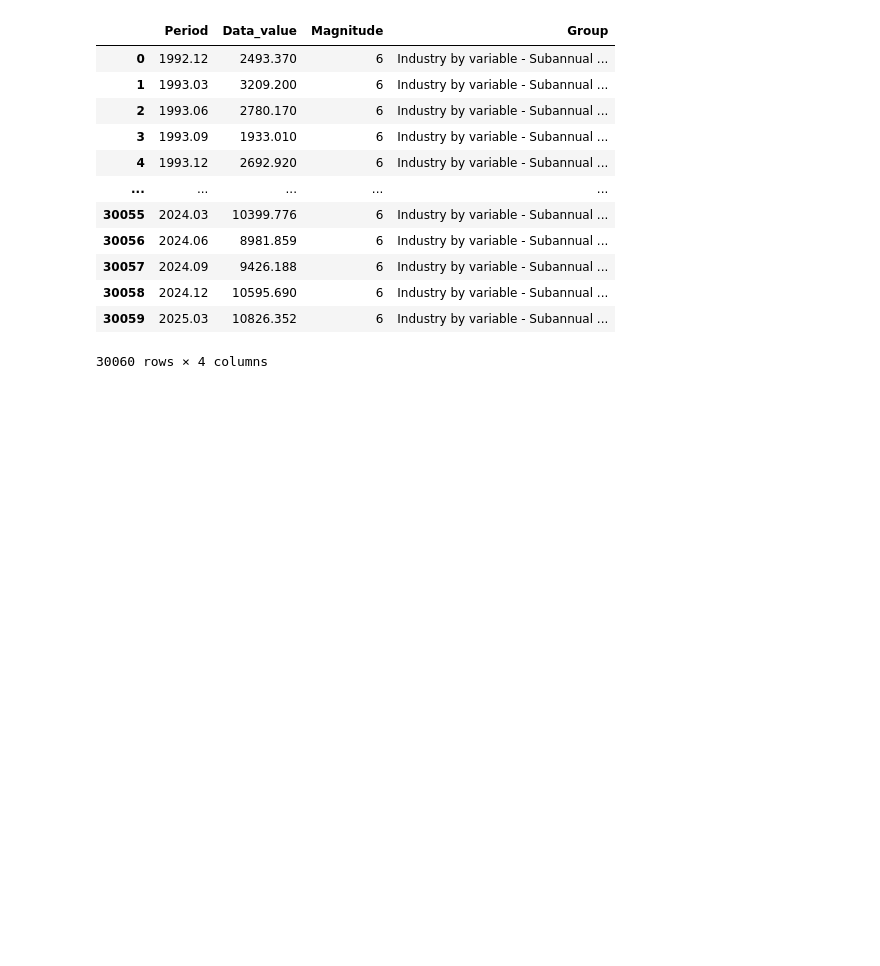
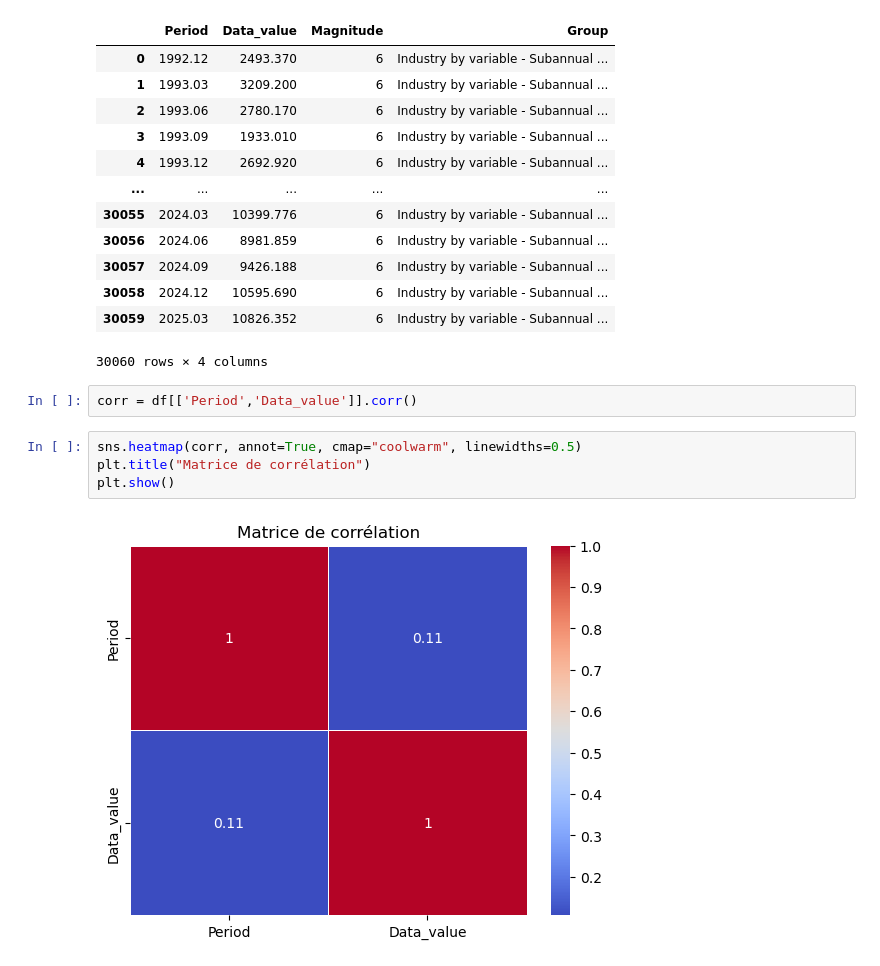
Before and after one commit to Ezekiat/formation, a Jupyter notebook: Untitled Folder/formation.ipynb, the cells around one changed output. Cells and saved outputs as stored; diff of their text form; blank space fills up the shorter version.

```diff
--- a/Untitled Folder/formation.ipynb
+++ b/Untitled Folder/formation.ipynb
@@ -341,3 +341,11 @@ df
 | 30058 | 2024.12 | 10595.690 | 6 | Industry by variable - Subannual ... |
 | 30059 | 2025.03 | 10826.352 | 6 | Industry by variable - Subannual ... |
 30060 rows × 4 columns
+# %%
+corr = df[['Period','Data_value']].corr()
+# %%
+sns.heatmap(corr, annot=True, cmap="coolwarm", linewidths=0.5)
+plt.title("Matrice de corrélation")
+plt.show()
+# %% [output]
+[figure, added]
```
Also changed, not shown: 2 other files.
